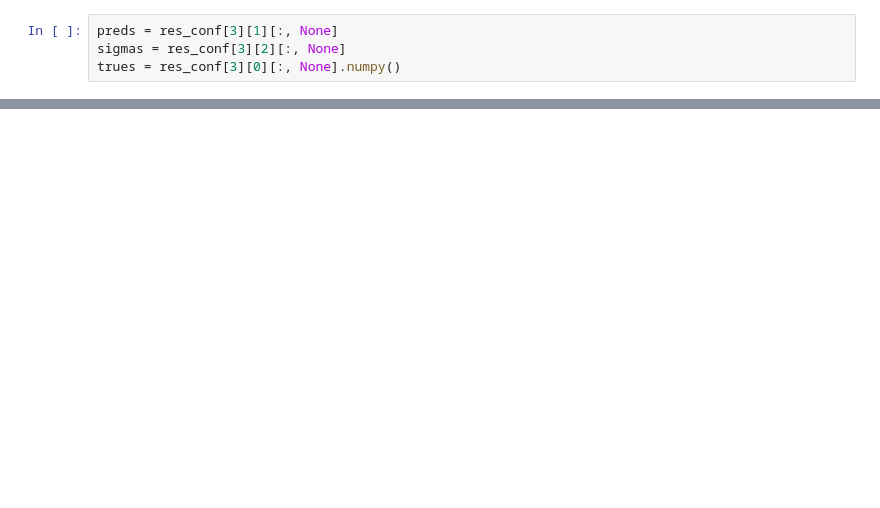
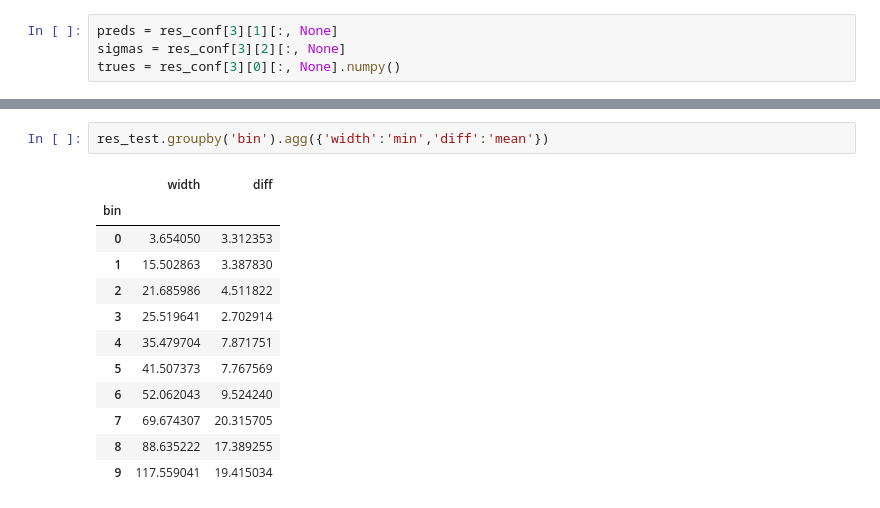
Before and after one commit to JoaoCalem/Conformal-Sparsemax, a Jupyter notebook: notebooks/hsc_real_data.ipynb, the cells around one changed output, grey strips where cells are left out. Cells and saved outputs as stored; diff of their text form; blank space fills up the shorter version.

```diff
--- a/notebooks/hsc_real_data.ipynb
+++ b/notebooks/hsc_real_data.ipynb
@@ -338,3 +360,18 @@ test_intervals[:,1:] = pred_test+var_test
+# %%
+res_test.groupby('bin').agg({'width':'min','diff':'mean'})
+# %% [output]
+|  | width | diff |
+| bin |  |  |
+| 0 | 3.654050 | 3.312353 |
+| 1 | 15.502863 | 3.387830 |
+| 2 | 21.685986 | 4.511822 |
+| 3 | 25.519641 | 2.702914 |
+| 4 | 35.479704 | 7.871751 |
+| 5 | 41.507373 | 7.767569 |
+| 6 | 52.062043 | 9.524240 |
+| 7 | 69.674307 | 20.315705 |
+| 8 | 88.635222 | 17.389255 |
+| 9 | 117.559041 | 19.415034 |
 # %%
 plt.hist(2*sigmas);
 # %% [output]
```
Also changed, not shown: parts of 18 cells of this notebook, 5 other files.
